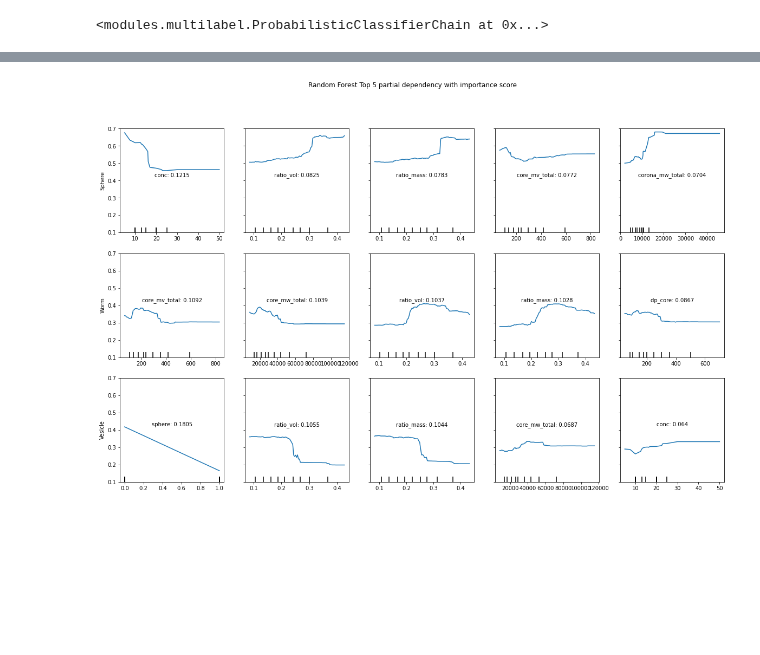
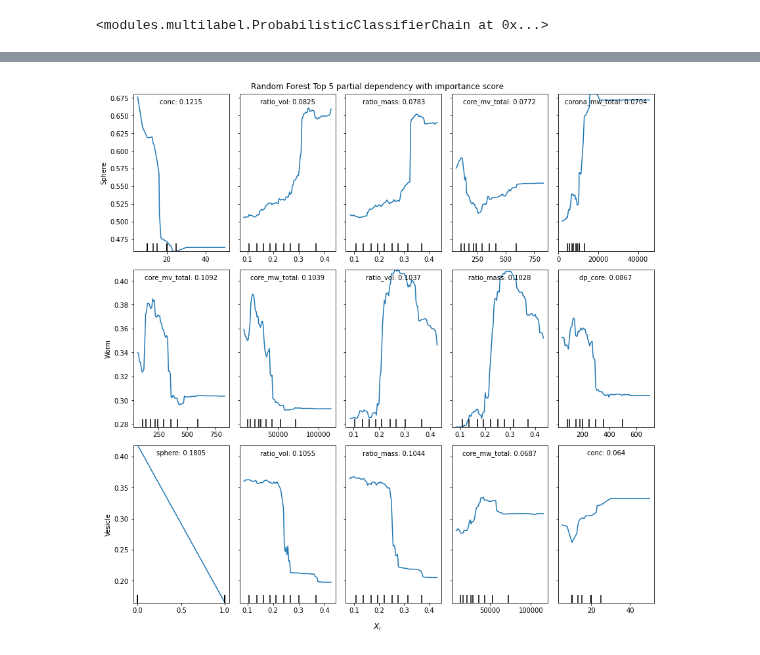
Before and after one commit to marioboley/PISA_ML, a Jupyter notebook: random_forest.ipynb, the cells around one changed output, grey strips where cells are left out. Saved outputs shown, nothing was run; the diff lists cells and outputs as text; code cells hidden in the pictures; blank space fills up the shorter version.

Commit message:
Add partial dependency plot in plotting.py
Use plotting function in gam and random forest notebook

```diff
--- a/random_forest.ipynb
+++ b/random_forest.ipynb
@@ -96,4 +32,8 @@ def plot_RandomForest_partial_dependency(est, X, num_importance, nrow=3, figsize
-# %%
-plot_RandomForest_partial_dependency(random_forest_pcc.fitted_, data1, 5)
-# %% [output]
-[figure, removed]
+# %%
+num_importance = 5
+plot_model_partial_dependency(random_forest_pcc.fitted_, data1, num_importance)
+plt.suptitle('Random Forest Top {} partial dependency with importance score'.format(num_importance))
+plt.savefig(os.path.join(OUTPUTPATH, 'Random_Forest_Top_5_partial_dependency.pdf'), bbox_inches='tight', pad_inches=0)
+plt.show()
+# %% [output]
+[figure, added]
```
Also changed, not shown: parts of 5 cells of this notebook, 2 other files.
